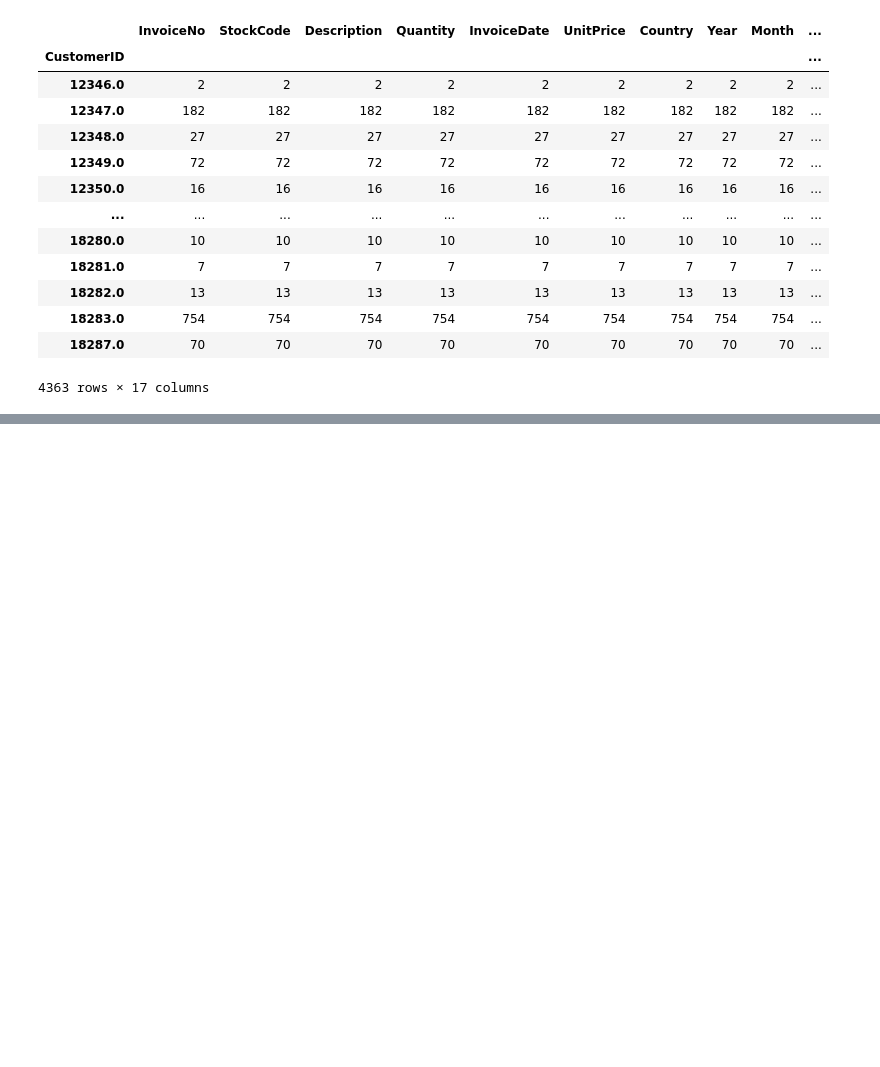
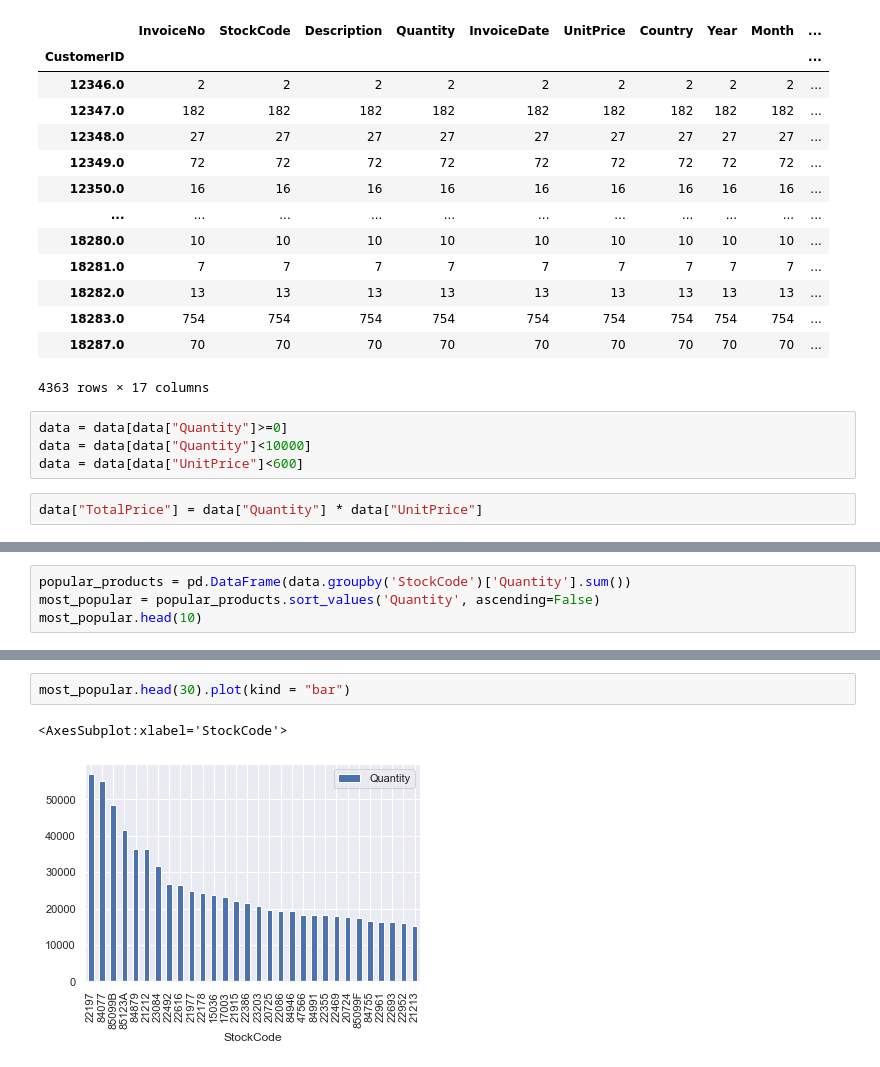
Before and after one commit to alderaemanuele/Business-Cases, a Jupyter notebook: BC3/BC3_RS.ipynb, the cells around one changed output, grey strips where cells are left out. Drawn from its saved outputs; the diff is of its cells as text; blank space fills up the shorter version.

```diff
--- a/BC3/BC3_RS.ipynb
+++ b/BC3/BC3_RS.ipynb
@@ -445,3 +473,9 @@ data.groupby("CustomerID").count()
 | 18283.0 | 754 | 754 | 754 | 754 | 754 | 754 | 754 | 754 | 754 | ... |
 | 18287.0 | 70 | 70 | 70 | 70 | 70 | 70 | 70 | 70 | 70 | ... |
 4363 rows × 17 columns
+# %%
+data = data[data["Quantity"]>=0]
+data = data[data["Quantity"]<10000]
+data = data[data["UnitPrice"]<600]
+# %%
+data["TotalPrice"] = data["Quantity"] * data["UnitPrice"]
@@ -447,0 +530,4 @@ data.groupby("CustomerID").count()
+# %%
+popular_products = pd.DataFrame(data.groupby('StockCode')['Quantity'].sum())
+most_popular = popular_products.sort_values('Quantity', ascending=False)
+most_popular.head(10)
@@ -447,0 +547,5 @@ data.groupby("CustomerID").count()
+# %%
+most_popular.head(30).plot(kind = "bar")
+# %% [output]
+<AxesSubplot:xlabel='StockCode'>
+[figure, added]
```
Also changed, not shown: parts of 45 cells of this notebook.
